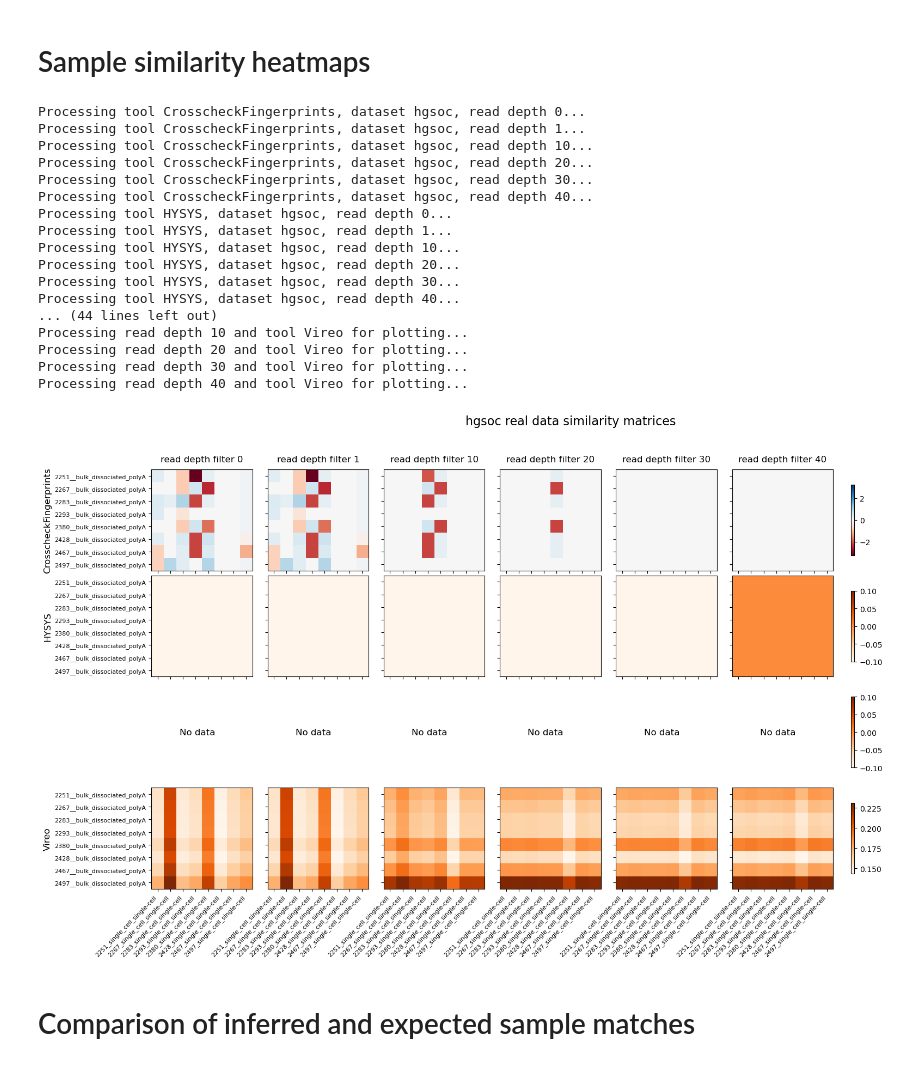
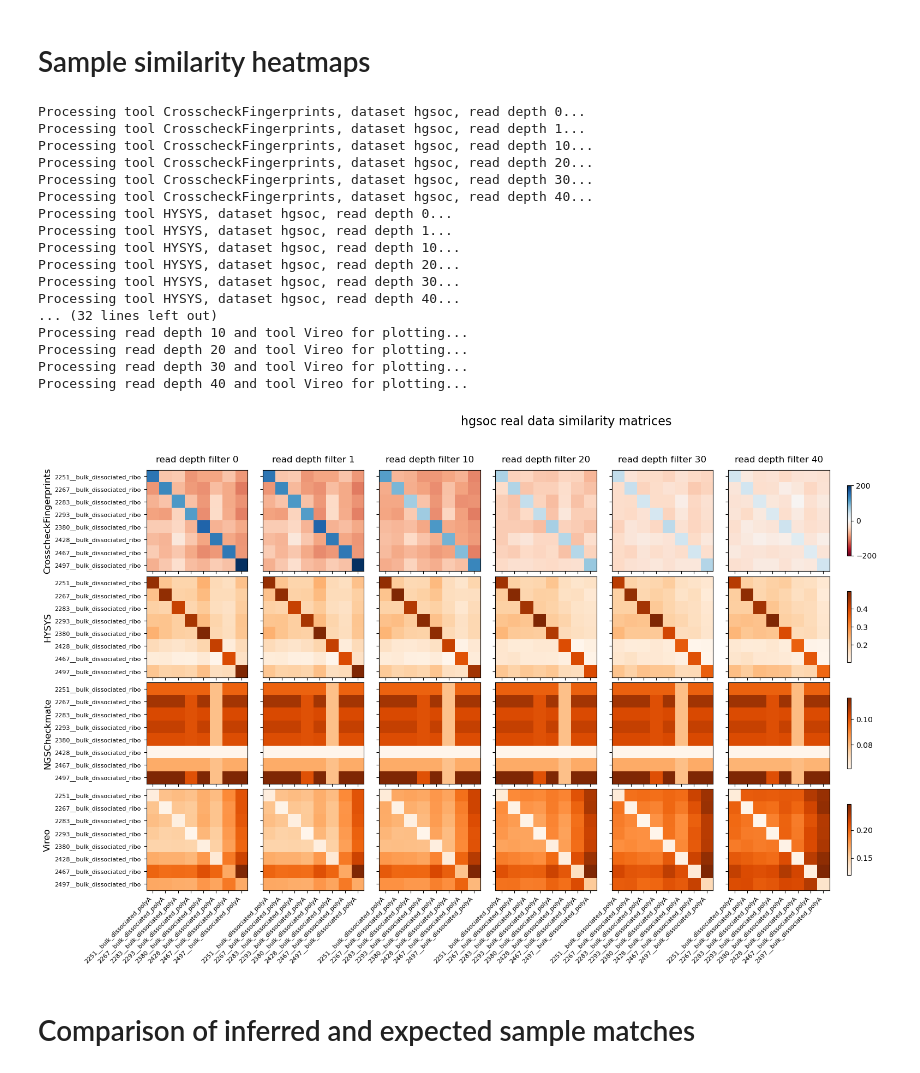
Before and after one commit to emma2207/hgsoc-reconstruction, a Jupyter notebook: sample_id_matching/scripts/experiment/real_data_results.ipynb, the cells around one changed output. Drawn from its saved outputs; the diff is of its cells as text; code cells hidden in the pictures.

Commit message:
Fix HGSOC figure

```diff
--- a/sample_id_matching/scripts/experiment/real_data_results.ipynb
+++ b/sample_id_matching/scripts/experiment/real_data_results.ipynb
@@ -34,34 +35,34 @@ datasets = ["hgsoc", "hgsoc-new", "high_grade_glioma", "low_grade_glioma", "wilm
 # %%
 super_plot_heatmaps_real_data(
     DATA_PATH,
     FIGURES_PATH,
     tools,
     "hgsoc",
     read_depths,
-    mod1="bulk_dissociated_polyA",
-    mod2="single-cell",
+    mod1="bulk_dissociated_ribo",
+    mod2="bulk_dissociated_polyA",
     remove_missing_data=False,
     save_fig=True,
 )
 # %% [output]
 Processing tool CrosscheckFingerprints, dataset hgsoc, read depth 0...
 Processing tool CrosscheckFingerprints, dataset hgsoc, read depth 1...
 Processing tool CrosscheckFingerprints, dataset hgsoc, read depth 10...
 Processing tool CrosscheckFingerprints, dataset hgsoc, read depth 20...
 Processing tool CrosscheckFingerprints, dataset hgsoc, read depth 30...
 Processing tool CrosscheckFingerprints, dataset hgsoc, read depth 40...
 Processing tool HYSYS, dataset hgsoc, read depth 0...
 Processing tool HYSYS, dataset hgsoc, read depth 1...
 Processing tool HYSYS, dataset hgsoc, read depth 10...
 Processing tool HYSYS, dataset hgsoc, read depth 20...
 Processing tool HYSYS, dataset hgsoc, read depth 30...
 Processing tool HYSYS, dataset hgsoc, read depth 40...
-... (44 lines left out)
+... (32 lines left out)
 Processing read depth 10 and tool Vireo for plotting...
 Processing read depth 20 and tool Vireo for plotting...
 Processing read depth 30 and tool Vireo for plotting...
 Processing read depth 40 and tool Vireo for plotting...
-[figure, old version]
+[figure, new version]
 # %%
 # bulk_vs_singlecell_matrix_viz(
 #     DATA_PATH,
```
Also changed, not shown: parts of 1 cell of this notebook, 2 other files.
